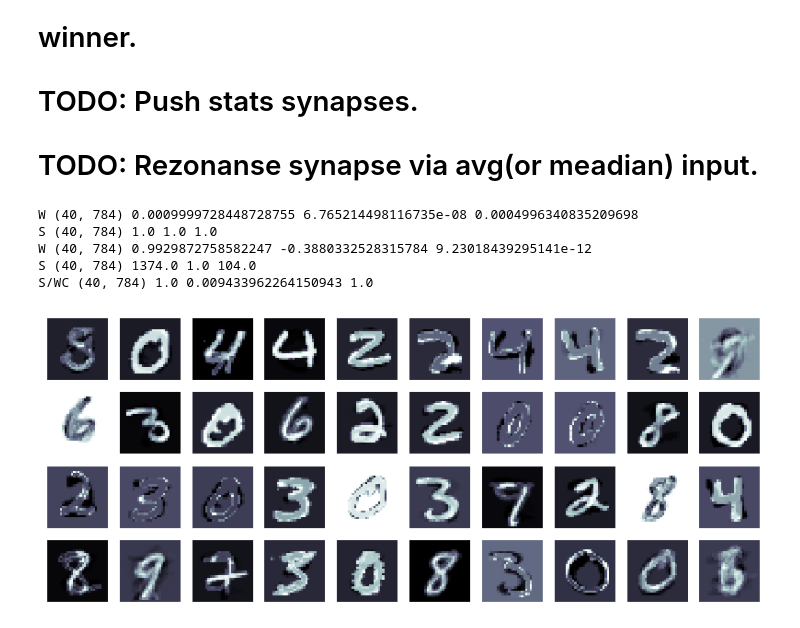
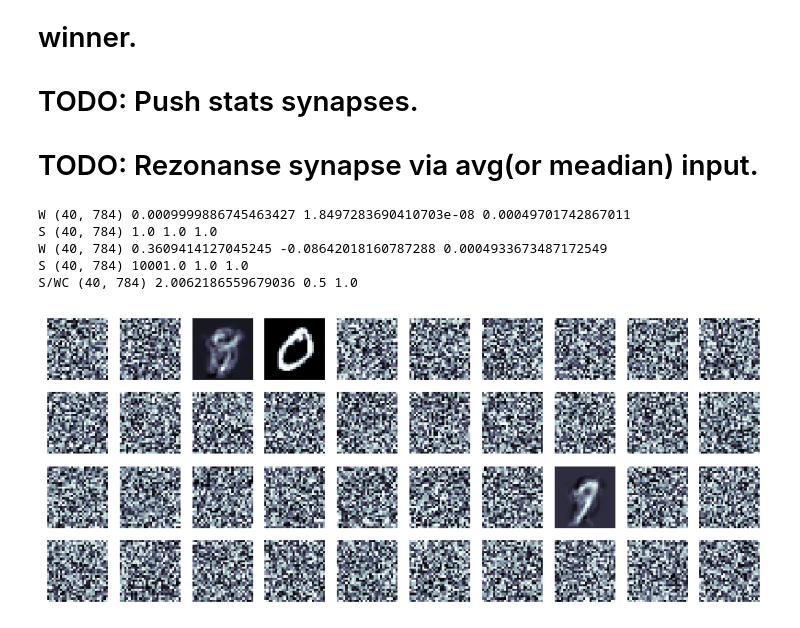
Before and after one commit to ivanoid768/bio_hebbian_with_neighbour_synapse_enforcement, a Jupyter notebook: resonance_synapses.ipynb, the cells around one changed output. Drawn from its saved outputs; the diff is of its cells as text; code cells hidden in the pictures.

Commit message:
S[winner_ids[:1+k]] += dS[winner_ids[:1+k]]

```diff
--- a/resonance_synapses.ipynb
+++ b/resonance_synapses.ipynb
@@ -83,7 +83,7 @@ for epoch_idx in range(epoch_cnt):
 
         D = np.zeros(O.shape)
         D[winner_ids[0]] = 1
-        D[winner_ids[1:1+k]] += -push_delta
+        D[winner_ids[1:1+k]] = -push_delta
         D = D[np.newaxis].T
 
         WC[winner_ids[0]] += 1
@@ -94,7 +94,7 @@ for epoch_idx in range(epoch_cnt):
         dS[np.where(DO >= tr_S)] = 1
 
         # update S
-        S[winner_ids[0]] += dS[winner_ids[0]]
+        S[winner_ids[:1+k]] += dS[winner_ids[:1+k]]
         # norm S
         # S /= np.max(np.abs(S))
 
@@ -112,31 +112,32 @@ for epoch_idx in range(epoch_cnt):
 
 print('W', W.shape, W.max(), W.min(), np.median(W))
 print('S', S.shape, S.max(), S.min(), np.median(S))
-print('S/WC', (S/WC[np.newaxis].T).shape, (S/WC[np.newaxis].T).max(), (S/WC[np.newaxis].T).min(), np.median((S/WC[np.newaxis].T)))
+SWC = (S/WC[np.newaxis].T)
+print('S/WC', SWC.shape, SWC.max(), SWC.min(), np.median(SWC))
 # %% [output]
-W (40, 784) 0.0009999728448728755 6.765214498116735e-08 0.0004996340835209698
+W (40, 784) 0.0009999886745463427 1.8497283690410703e-08 0.00049701742867011
 S (40, 784) 1.0 1.0 1.0
-W (40, 784) 0.9929872758582247 -0.3880332528315784 9.23018439295141e-12
-S (40, 784) 1374.0 1.0 104.0
-S/WC (40, 784) 1.0 0.009433962264150943 1.0
+W (40, 784) 0.3609414127045245 -0.08642018160787288 0.0004933673487172549
+S (40, 784) 10001.0 1.0 1.0
+S/WC (40, 784) 2.0062186559679036 0.5 1.0
 # %%
 row_size = 10
 col_size = int(layer_size / row_size)
 
 figure(figsize=(row_size, col_size))
 
 SO = W * S
 for col_idx in range(col_size):
     for row_idx in range(row_size):
         n_W_idx = col_idx * row_size + row_idx
 
-        aimg = SO[n_W_idx].reshape(img_side, img_side)
+        aimg = W[n_W_idx].reshape(img_side, img_side)
 
         subplot(col_size, row_size, n_W_idx + 1)
 
         imshow(aimg, interpolation='none', aspect='auto', cmap='bone')
         axis("off")
 
 show()
 # %% [output]
-[figure, old version]
+[figure, new version]
```
